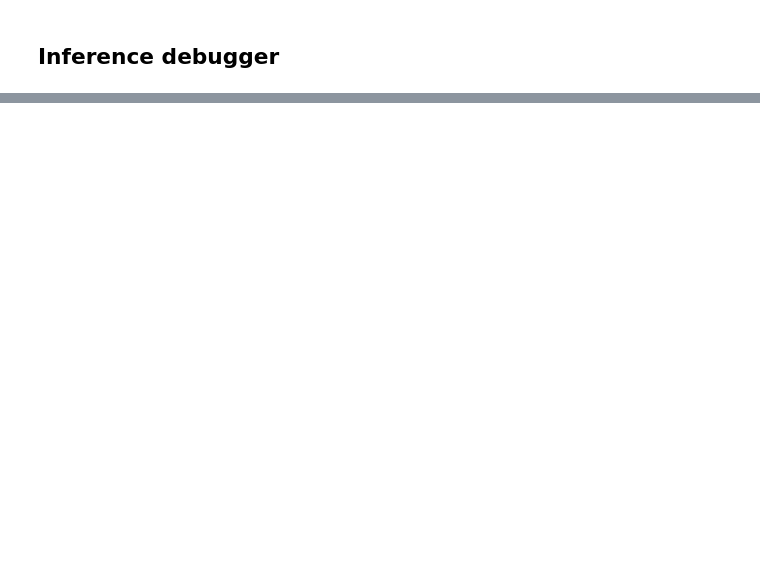
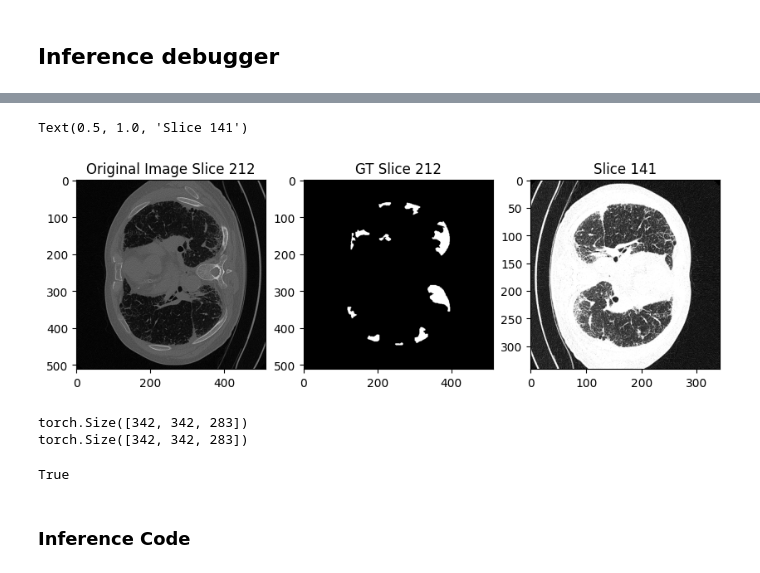
Before and after one commit to zhilinggavin/VISTA3d-fibrosis, a Jupyter notebook: vista3d/notebooks/infer_visual.ipynb, the cells around one changed output, grey strips where cells are left out. Cells and saved outputs as stored; diff of their text form; code cells hidden in the pictures; blank space fills up the shorter version.

Commit message:
add preprocess: fibrosis window

```diff
--- a/vista3d/notebooks/infer_visual.ipynb
+++ b/vista3d/notebooks/infer_visual.ipynb
@@ -60,6 +60,10 @@ if not os.getcwd().endswith('vista3d'):
     os.chdir(WORK_ROOT)
     sys.path.insert(0,WORK_ROOT)
 
+from functools import partial
+import torch
+import monai
+
 from monai.data import decollate_batch, list_data_collate, partition_dataset
 from scripts.infer_debug import InferClass
 from scripts.utils.workflow_utils import get_point_label
@@ -67,7 +71,30 @@ from scripts.utils.workflow_utils import get_point_label
 from scripts.sliding_window import point_based_window_inferer, sliding_window_inference
 from scripts.utils.trans_utils import VistaPostTransform, get_largest_connected_component_point
 
+
+window_max = None
+window_max = -200
+window_min = -1024
+
+# window_max = 1053.678477684517
+# window_min = -963.8247715525971
+
 inferer = InferClass(config_file=["configs/infer.yaml"])
+
+if window_max is not None:
+    inferer.infer_transforms.transforms[2].scaler.a_max = window_max
+    inferer.infer_transforms.transforms[2].scaler.a_min = window_min
+
+# file_path = '/home/shengzhang/data/nnUNet/gavin_vista3d/vista3d/example-1.nii.gz'
+file_path = '/home/shengzhang/data/nnUNet/gavin_vista3d/vista3d/data/OSIC/imgs_20/33_0000.nii.gz'
+gt_path = '/home/shengzhang/data/nnUNet/gavin_vista3d/vista3d/data/OSIC/gt_20/33.nii.gz'
+img = nib.load(file_path)
+data = img.get_fdata()
+print(f"Image shape: {data.shape}")
+print(f"Data type: {data.dtype}; Min: {data.min()}; Max: {data.max()}")
+
+gt = nib.load(gt_path).get_fdata()
+print(f"GT type: {gt.dtype}; Min: {gt.min()}; Max: {gt.max()}")
 # %% [output]
 current dir: /media/ssd1/zhangsheng/data/nnUNet/gavin_vista3d/vista3d
 Current path: /media/ssd1/zhangsheng/data/nnUNet/gavin_vista3d/vista3d
@@ -77 +166,30 @@ Args: {'config_file': ['configs/infer.yaml']}
+# %%
+plt.figure(figsize=(10, 10))
+plt.subplot(1, 3, 1)
+slice_index = data.shape[2] // 2
+plt.imshow(data[:, :, slice_index], cmap='gray') #[512,512,104] -> 27,262,976
+plt.title(f'Original Image Slice {slice_index}')
+plt.subplot(1, 3, 2)
+plt.imshow(gt[:, :, slice_index], cmap='gray') #[308, 308, 344] -> 32,633,216
+plt.title(f'GT Slice {slice_index}')
+
+slice_index_batch = batch_data["image"].shape[-1] // 2
+plt.subplot(1, 3, 3)
+plt.imshow(batch_data["image"][0, 0, :, :, slice_index_batch], cmap='gray') #[308, 308, 344] -> 32,633,216
+# plt.imshow(batch_data_post[0]["image"][0, :, :, slice_index], cmap='gray') #[308, 308, 344] -> 32,633,216
+plt.title(f'Slice {slice_index_batch}')
+# plt.axis('off')
+# %% [output]
+Text(0.5, 1.0, 'Slice 141')
+[figure, added]
+# %%
+print(batch_data["image"][0,0].shape)
+print(batch_data_post[0]["image"][0].shape)
+torch.equal(batch_data["image"][0,0], batch_data_save[0]["image"][0])
+# %% [output]
+torch.Size([342, 342, 283])
+torch.Size([342, 342, 283])
+True
+# %% [markdown]
+### Inference Code
 # %%
```
Also changed, not shown: parts of 4 cells of this notebook, 3 other files.
